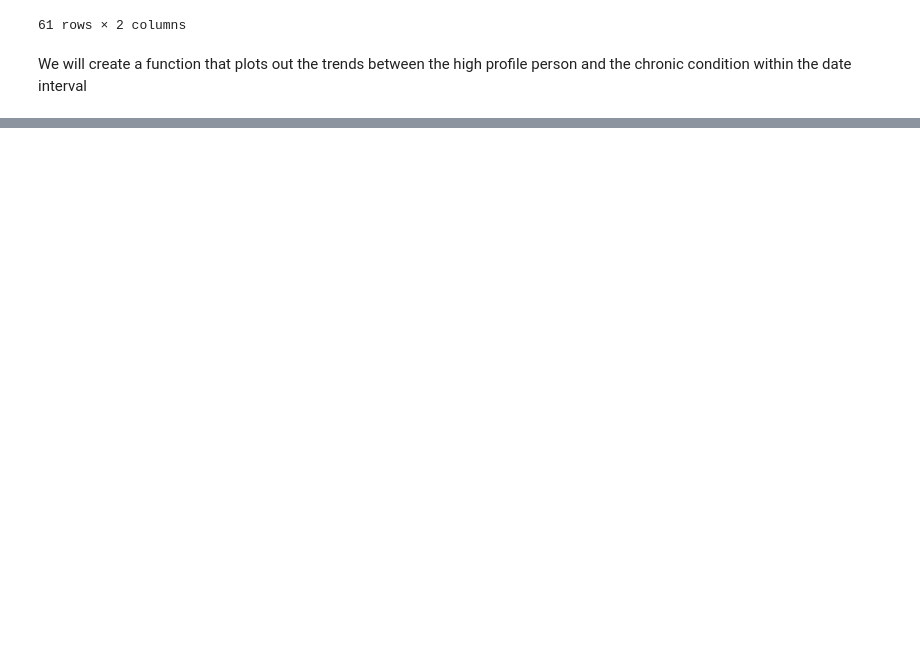
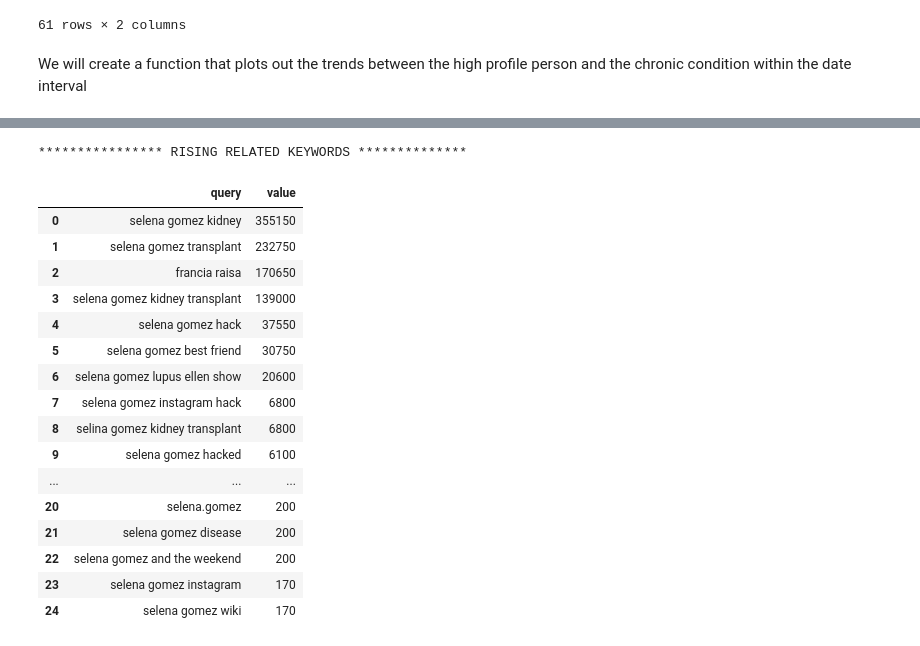
Before and after one commit to kkrusere/Cultural-Health-Moments, a Jupyter notebook: Cultural_Health Moments.ipynb, the cells around one changed output, grey strips where cells are left out. Drawn from its saved outputs; the diff is of its cells as text; code cells hidden in the pictures; blank space fills up the shorter version.

```diff
--- a/Cultural_Health Moments.ipynb
+++ b/Cultural_Health Moments.ipynb
@@ -213,9 +213,36 @@ show_the_trend(df,date_interval)
 # %%
-# for rising related queries
-related_queries_rising = related_queries_dict.get(kw).get(‘rising’)
-# for top related queries
-related_queries_top = related_queries_dict.get(kw).get(‘top’)
+def get_top_and_rising(related_queries_dict):
+    """
+    This fuction returns the top and rising related queries
+    """
+    # for rising related queries
+    related_queries_rising = related_queries_dict.get('rising')
+    # for top related queries
+    related_queries_top = related_queries_dict.get('top')
+
+    return related_queries_rising, related_queries_top
+# %%
+related_queries_rising, related_queries_top = get_top_and_rising(HPP_related_queries)
 # %%
-print(“**************** RISING RELATED KEYWORDS **************”)
-print(related_queries_rising)
+print('**************** RISING RELATED KEYWORDS **************')
+related_queries_rising
+# %% [output]
+**************** RISING RELATED KEYWORDS **************
+|  | query | value |
+| 0 | selena gomez kidney | 355150 |
+| 1 | selena gomez transplant | 232750 |
+| 2 | francia raisa | 170650 |
+| 3 | selena gomez kidney transplant | 139000 |
+| 4 | selena gomez hack | 37550 |
+| 5 | selena gomez best friend | 30750 |
+| 6 | selena gomez lupus ellen show | 20600 |
+| 7 | selena gomez instagram hack | 6800 |
+| 8 | selina gomez kidney transplant | 6800 |
+| 9 | selena gomez hacked | 6100 |
+| ... | ... | ... |
+| 20 | selena.gomez | 200 |
+| 21 | selena gomez disease | 200 |
+| 22 | selena gomez and the weekend | 200 |
+| 23 | selena gomez instagram | 170 |
+| 24 | selena gomez wiki | 170 |
 # %%
```
Also changed, not shown: parts of 7 cells of this notebook.
